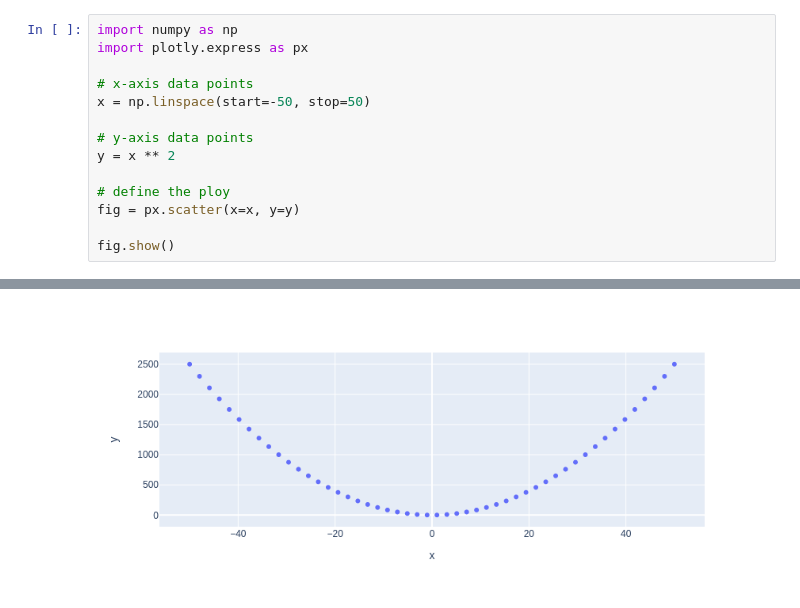
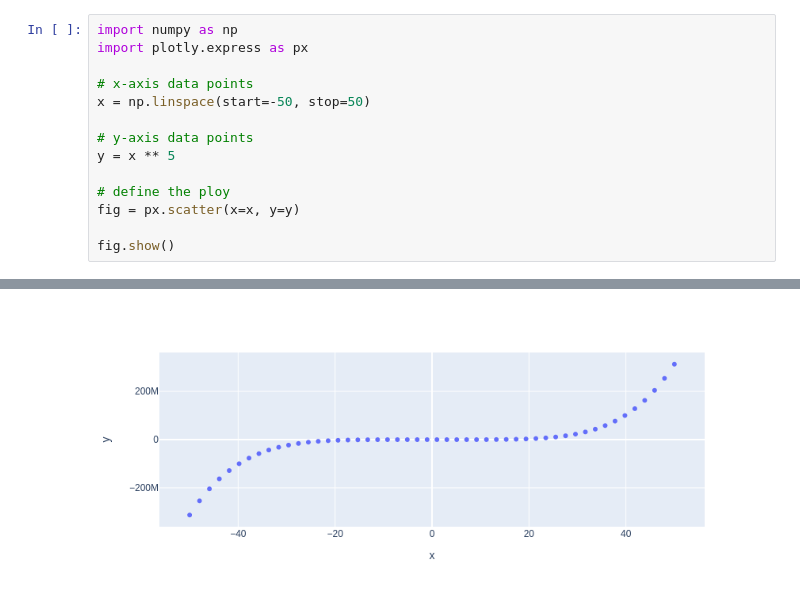
Before and after one commit to SirVL/my-notebooks-repo, a Jupyter notebook: experiment1.ipynb, the cells around one changed output, grey strips where cells are left out. Cells and saved outputs as stored; diff of their text form.

```diff
--- a/experiment1.ipynb
+++ b/experiment1.ipynb
@@ -6,7 +6,7 @@ import plotly.express as px
 x = np.linspace(start=-50, stop=50)
 
 # y-axis data points
-y = x ** 2
+y = x ** 5
 
 # define the ploy
 fig = px.scatter(x=x, y=y)
@@ -17 +16 @@ fig.show()
-[figure, old version]
+[figure, new version]
```
Also changed, not shown: parts of 1 cell of this notebook.
